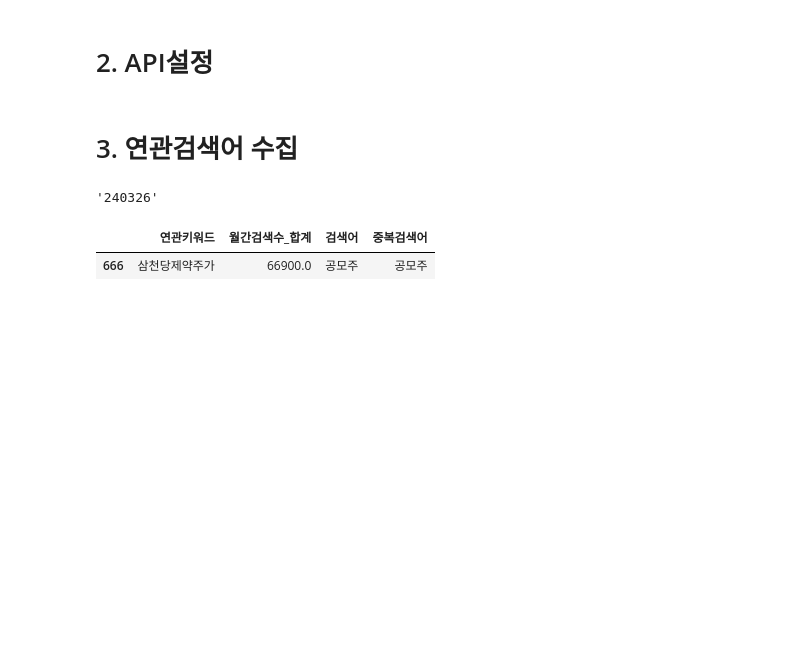
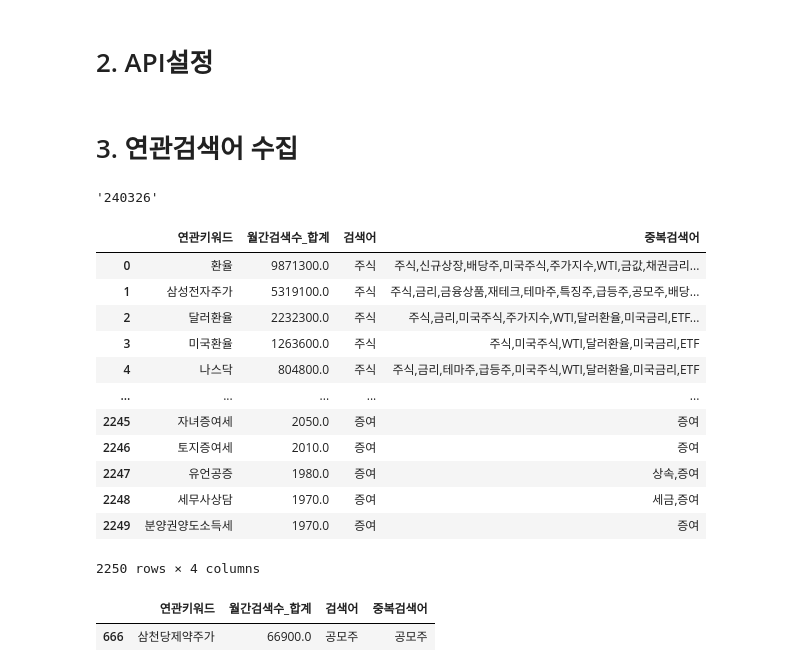
Before and after one commit to rse112/FinTrendX, a Jupyter notebook: main_file.ipynb, the cells around one changed output. Cells and saved outputs as stored; diff of their text form; code cells hidden in the pictures; blank space fills up the shorter version.

```diff
--- a/main_file.ipynb
+++ b/main_file.ipynb
@@ -142,6 +148,22 @@ for key in order_list:
 
 # 최종 데이터프레임 생성
 collected_keywords_data = pd.concat(df_list_test, ignore_index=True)
+# %%
+collected_keywords_data
+# %% [output]
+|  | 연관키워드 | 월간검색수_합계 | 검색어 | 중복검색어 |
+| 0 | 환율 | 9871300.0 | 주식 | 주식,신규상장,배당주,미국주식,주가지수,WTI,금값,채권금리... |
+| 1 | 삼성전자주가 | 5319100.0 | 주식 | 주식,금리,금융상품,재테크,테마주,특징주,급등주,공모주,배당... |
+| 2 | 달러환율 | 2232300.0 | 주식 | 주식,금리,미국주식,주가지수,WTI,달러환율,미국금리,ETF... |
+| 3 | 미국환율 | 1263600.0 | 주식 | 주식,미국주식,WTI,달러환율,미국금리,ETF |
+| 4 | 나스닥 | 804800.0 | 주식 | 주식,금리,테마주,급등주,미국주식,WTI,달러환율,미국금리,ETF |
+| ... | ... | ... | ... | ... |
+| 2245 | 자녀증여세 | 2050.0 | 증여 | 증여 |
+| 2246 | 토지증여세 | 2010.0 | 증여 | 증여 |
+| 2247 | 유언공증 | 1980.0 | 증여 | 상속,증여 |
+| 2248 | 세무사상담 | 1970.0 | 증여 | 세금,증여 |
+| 2249 | 분양권양도소득세 | 1970.0 | 증여 | 증여 |
+2250 rows × 4 columns
 # %%
 collected_keywords_data[collected_keywords_data['연관키워드'] == '삼천당제약주가']
 # %% [output]
```
Also changed, not shown: parts of 8 cells of this notebook, 10 other files.
